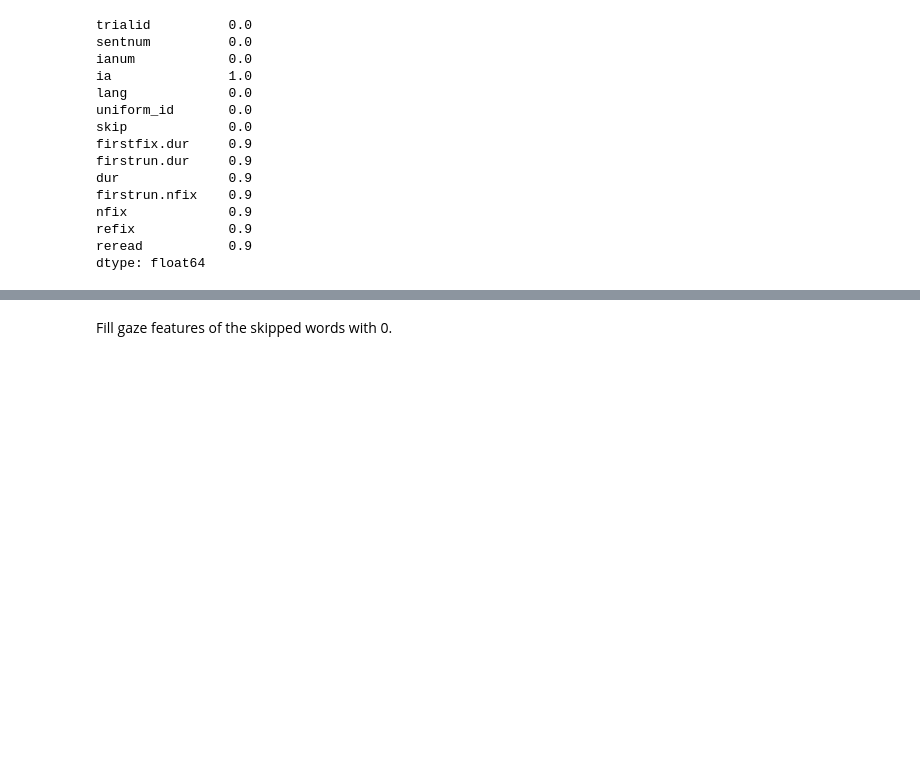
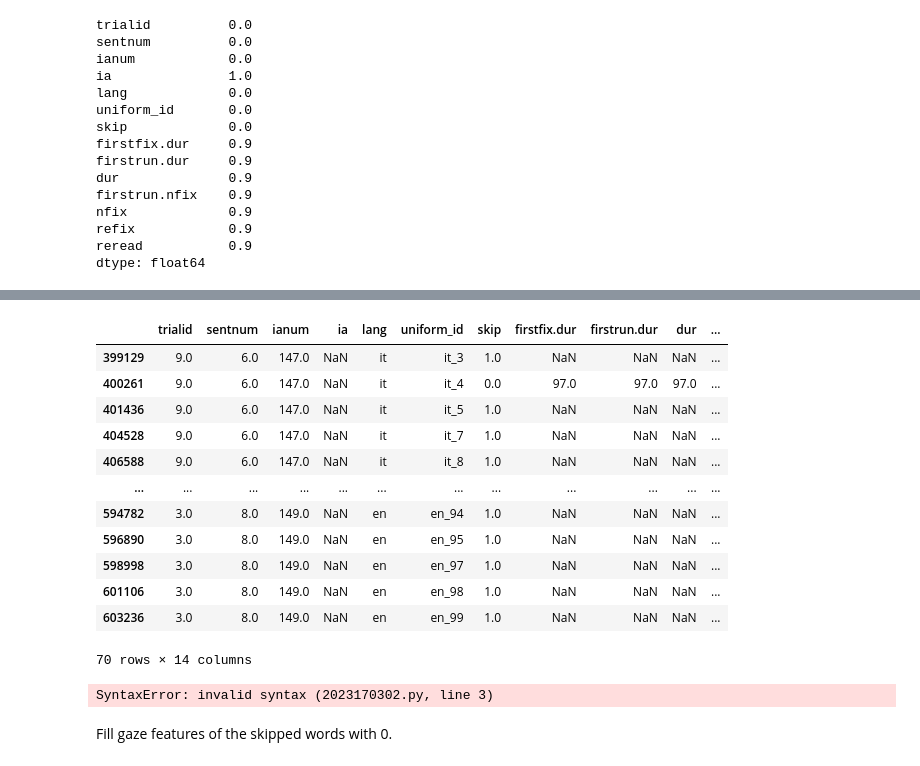
Before and after one commit to Andrew-Wyn/augmenting_nlms_meco, a Jupyter notebook: DataPreparation.ipynb, the cells around one changed output, grey strips where cells are left out. Cells and saved outputs as stored; diff of their text form; code cells hidden in the pictures; blank space fills up the shorter version.

```diff
--- a/DataPreparation.ipynb
+++ b/DataPreparation.ipynb
@@ -192,5 +214,25 @@ dtype: float64
+# %%
+df[df.ia.isna()]
+# %% [output]
+|  | trialid | sentnum | ianum | ia | lang | uniform_id | skip | firstfix.dur | firstrun.dur | dur | ... |
+| 399129 | 9.0 | 6.0 | 147.0 | NaN | it | it_3 | 1.0 | NaN | NaN | NaN | ... |
+| 400261 | 9.0 | 6.0 | 147.0 | NaN | it | it_4 | 0.0 | 97.0 | 97.0 | 97.0 | ... |
+| 401436 | 9.0 | 6.0 | 147.0 | NaN | it | it_5 | 1.0 | NaN | NaN | NaN | ... |
+| 404528 | 9.0 | 6.0 | 147.0 | NaN | it | it_7 | 1.0 | NaN | NaN | NaN | ... |
+| 406588 | 9.0 | 6.0 | 147.0 | NaN | it | it_8 | 1.0 | NaN | NaN | NaN | ... |
+| ... | ... | ... | ... | ... | ... | ... | ... | ... | ... | ... | ... |
+| 594782 | 3.0 | 8.0 | 149.0 | NaN | en | en_94 | 1.0 | NaN | NaN | NaN | ... |
+| 596890 | 3.0 | 8.0 | 149.0 | NaN | en | en_95 | 1.0 | NaN | NaN | NaN | ... |
+| 598998 | 3.0 | 8.0 | 149.0 | NaN | en | en_97 | 1.0 | NaN | NaN | NaN | ... |
+| 601106 | 3.0 | 8.0 | 149.0 | NaN | en | en_98 | 1.0 | NaN | NaN | NaN | ... |
+| 603236 | 3.0 | 8.0 | 149.0 | NaN | en | en_99 | 1.0 | NaN | NaN | NaN | ... |
+70 rows × 14 columns
 # %%
-df = df[~df.ia.isna()]
+ia_nan_els = df.ia.isna()
+df.ia = df.ia.fillna("[PAD]")
+df[ia_nan_els].
+# %% [output]
+SyntaxError: invalid syntax (2023170302.py, line 3)
 # %% [markdown]
 Fill gaze features of the skipped words with 0.
 # %%
```
Also changed, not shown: parts of 2 cells of this notebook.
